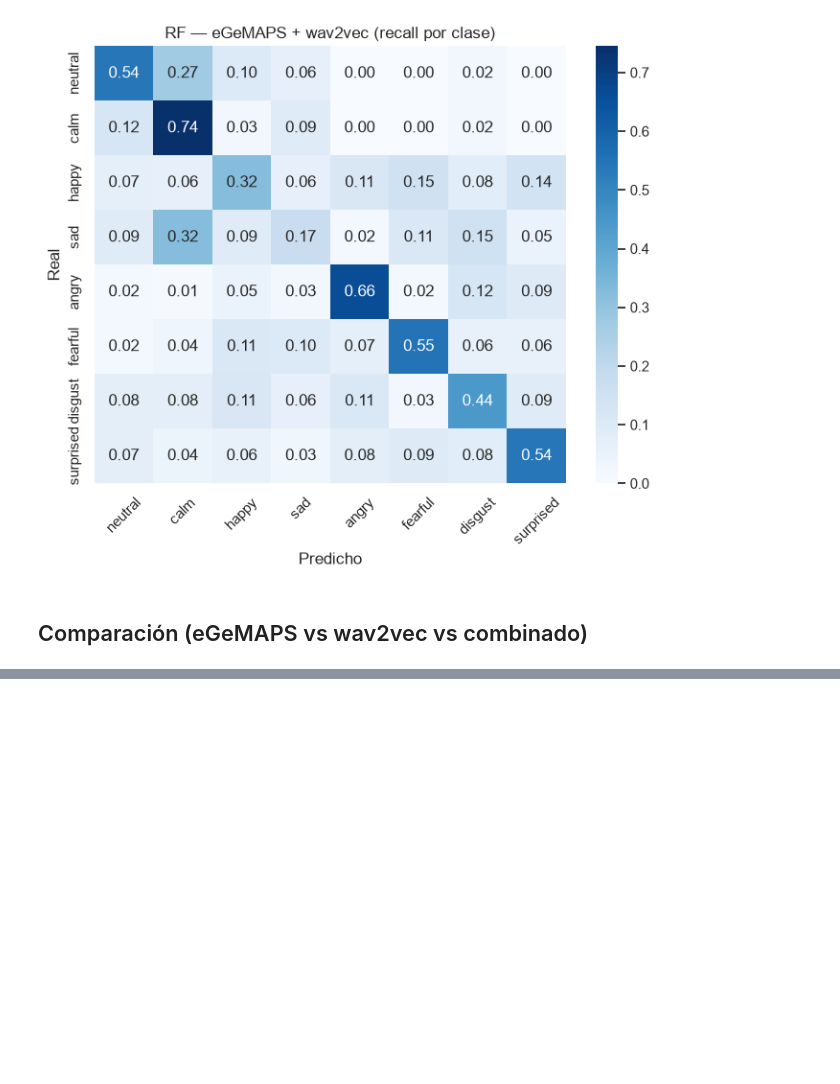
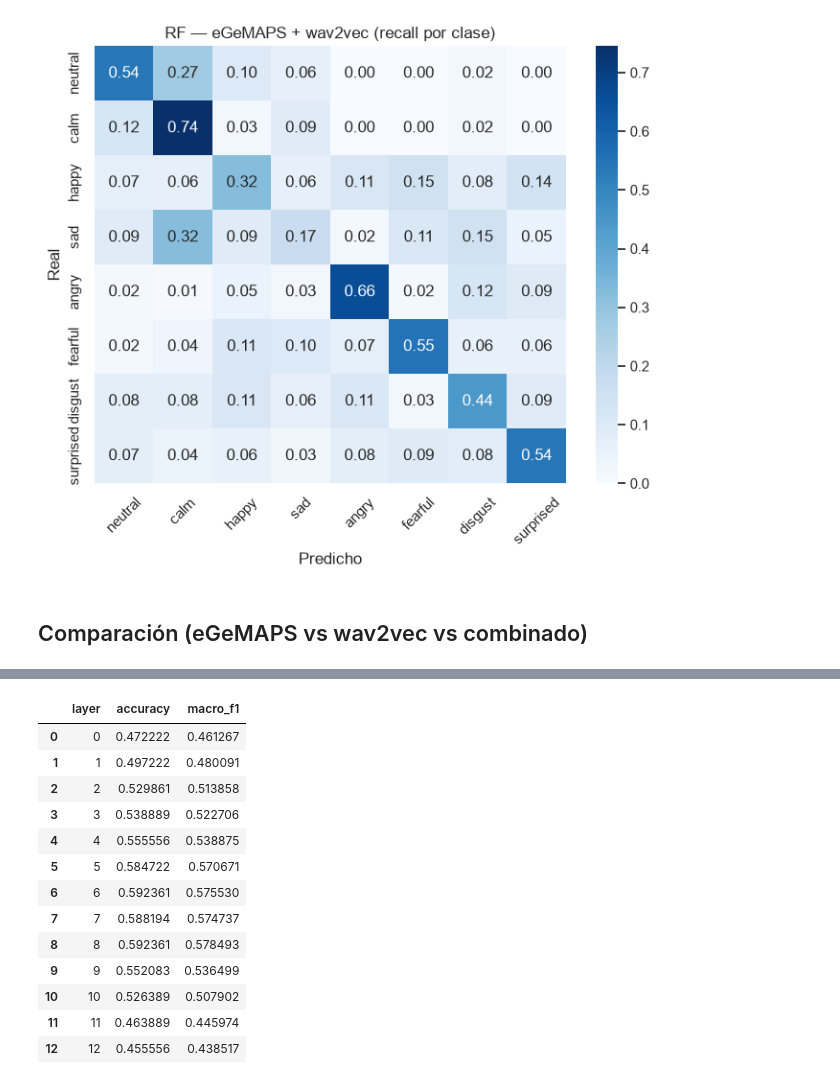
Before and after one commit to BautyGarcia/Gobbie, a Jupyter notebook: notebooks/main.ipynb, the cells around one changed output, grey strips where cells are left out. Saved outputs shown, nothing was run; the diff lists cells and outputs as text; code cells hidden in the pictures; blank space fills up the shorter version.

```diff
--- a/notebooks/main.ipynb
+++ b/notebooks/main.ipynb
@@ -252,0 +259,45 @@ surprised    0.580    0.422      0.549
+# %%
+from src.features.wav2vec import extract_wav2vec_layers
+
+# Embeddings de las 13 capas (cache .npz)
+layers_path = config.PROCESSED_DIR / "wav2vec_layers.npz"
+if layers_path.exists():
+    _npz = np.load(layers_path, allow_pickle=True)
+    layer_emb, layer_paths = _npz["emb"], [str(p) for p in _npz["paths"]]
+else:
+    layer_emb, layer_paths = extract_wav2vec_layers(metadata)
+    config.PROCESSED_DIR.mkdir(parents=True, exist_ok=True)
+    np.savez(layers_path, emb=layer_emb, paths=np.array(layer_paths, dtype=object))
+assert layer_paths == metadata["path"].tolist()
+
+# Barrido: RF por capa (cache parquet)
+sweep_path = config.PROCESSED_DIR / "wav2vec_layer_sweep.parquet"
+if sweep_path.exists():
+    sweep = pd.read_parquet(sweep_path)
+else:
+    mask = (metadata["vocal_channel"] == "speech").to_numpy()
+    ys, gs = metadata.loc[mask, "emotion"], metadata.loc[mask, "actor"]
+    rows = []
+    for l in range(layer_emb.shape[1]):
+        rf_l = RandomForestClassifier(n_estimators=300, class_weight="balanced", random_state=config.RANDOM_SEED, n_jobs=-1)
+        oof_l, _ = grouped_cv(rf_l, layer_emb[mask, l, :], ys, gs, n_splits=5)
+        m = evaluate(ys, oof_l, labels=EMOTION_ORDER)
+        rows.append({"layer": l, "accuracy": m["accuracy"], "macro_f1": m["macro_f1"]})
+    sweep = pd.DataFrame(rows)
+    sweep.to_parquet(sweep_path)
+sweep
+# %% [output]
+|  | layer | accuracy | macro_f1 |
+| 0 | 0 | 0.472222 | 0.461267 |
+| 1 | 1 | 0.497222 | 0.480091 |
+| 2 | 2 | 0.529861 | 0.513858 |
+| 3 | 3 | 0.538889 | 0.522706 |
+| 4 | 4 | 0.555556 | 0.538875 |
+| 5 | 5 | 0.584722 | 0.570671 |
+| 6 | 6 | 0.592361 | 0.575530 |
+| 7 | 7 | 0.588194 | 0.574737 |
+| 8 | 8 | 0.592361 | 0.578493 |
+| 9 | 9 | 0.552083 | 0.536499 |
+| 10 | 10 | 0.526389 | 0.507902 |
+| 11 | 11 | 0.463889 | 0.445974 |
+| 12 | 12 | 0.455556 | 0.438517 |
```
Also changed, not shown: parts of 5 cells of this notebook, 2 other files.
